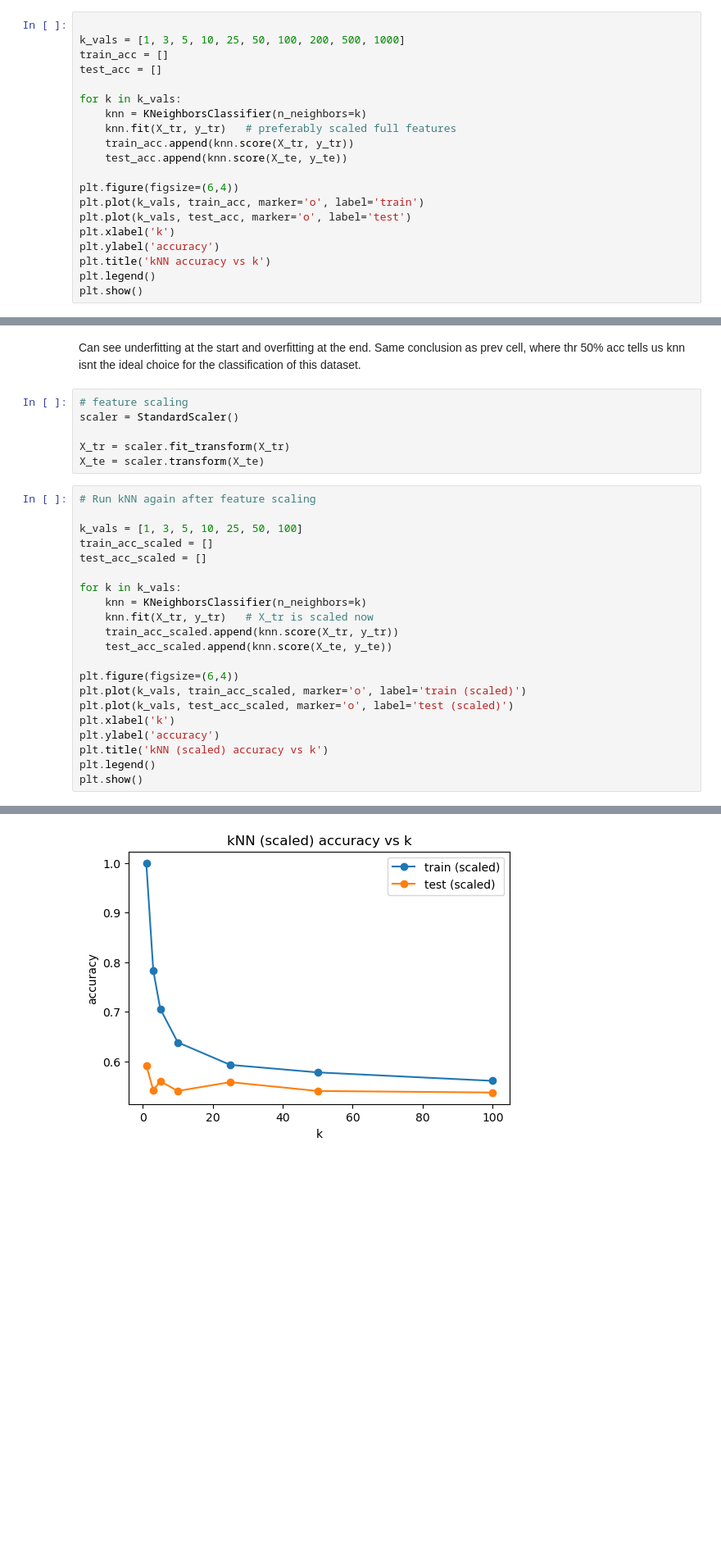
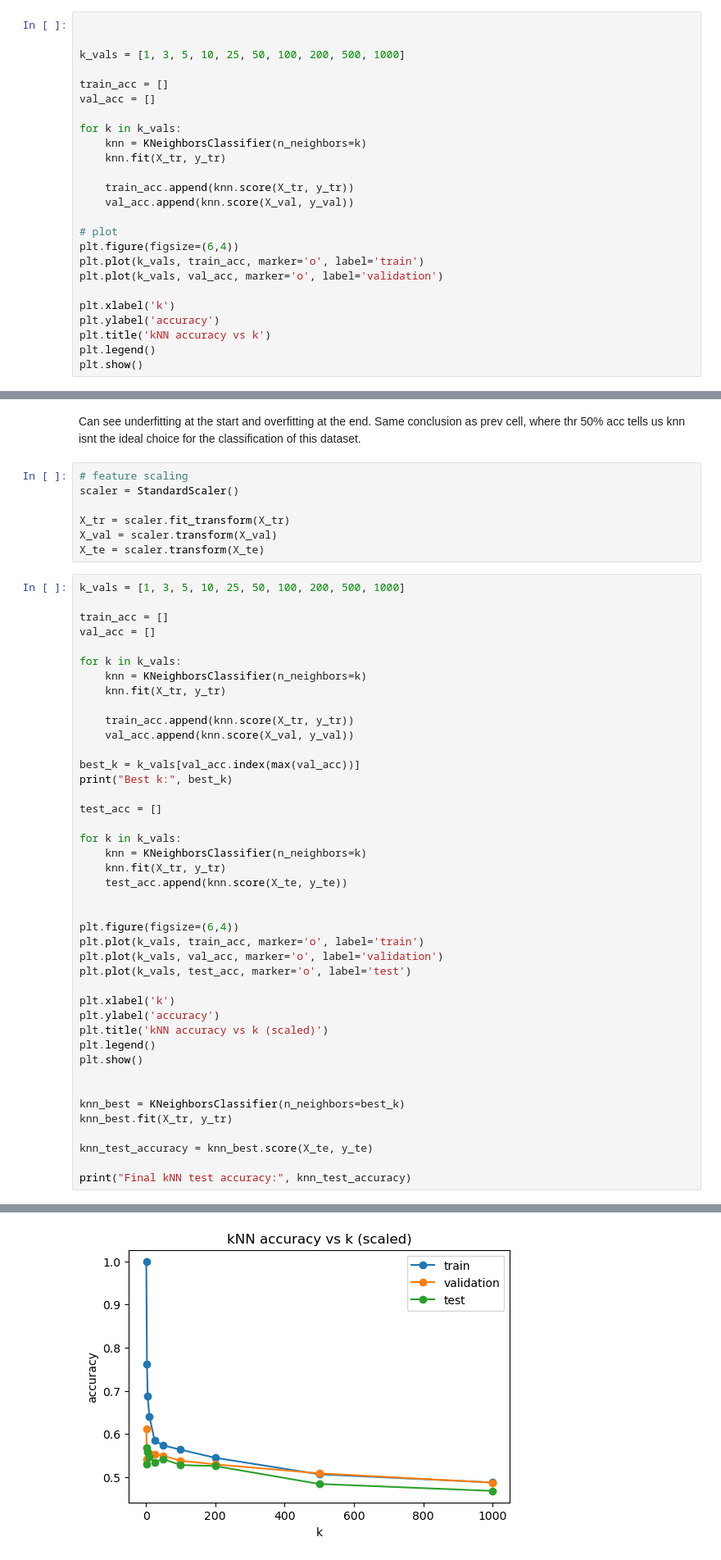
Before and after one commit to mxxntiny/ML_winter26, a Jupyter notebook: ML_project.ipynb, the cells around one changed output, grey strips where cells are left out. Shown at 82% size. Drawn from its saved outputs; the diff is of its cells as text; blank space fills up the shorter version.

```diff
--- a/ML_project.ipynb
+++ b/ML_project.ipynb
@@ -132,19 +150,24 @@ Overfitting at smaller k values, begins to overfit at k=150.
 Since accuracies are at around 50%, we can tell this isn't a good classifier for the data.
 # %%
 
+
 k_vals = [1, 3, 5, 10, 25, 50, 100, 200, 500, 1000]
+
 train_acc = []
-test_acc = []
+val_acc = []
 
 for k in k_vals:
     knn = KNeighborsClassifier(n_neighbors=k)
-    knn.fit(X_tr, y_tr)   # preferably scaled full features
+    knn.fit(X_tr, y_tr)
+
     train_acc.append(knn.score(X_tr, y_tr))
-    test_acc.append(knn.score(X_te, y_te))
+    val_acc.append(knn.score(X_val, y_val))
 
+# plot
 plt.figure(figsize=(6,4))
 plt.plot(k_vals, train_acc, marker='o', label='train')
-plt.plot(k_vals, test_acc, marker='o', label='test')
+plt.plot(k_vals, val_acc, marker='o', label='validation')
+
 plt.xlabel('k')
 plt.ylabel('accuracy')
 plt.title('kNN accuracy vs k')
@@ -159,26 +182,48 @@ Can see underfitting at the start and overfitting at the end. Same conclusion as
 scaler = StandardScaler()
 
 X_tr = scaler.fit_transform(X_tr)
+X_val = scaler.transform(X_val)
 X_te = scaler.transform(X_te)
 # %%
-# Run kNN again after feature scaling
+k_vals = [1, 3, 5, 10, 25, 50, 100, 200, 500, 1000]
 
-k_vals = [1, 3, 5, 10, 25, 50, 100]
-train_acc_scaled = []
-test_acc_scaled = []
+train_acc = []
+val_acc = []
 
 for k in k_vals:
     knn = KNeighborsClassifier(n_neighbors=k)
-    knn.fit(X_tr, y_tr)   # X_tr is scaled now
-    train_acc_scaled.append(knn.score(X_tr, y_tr))
-    test_acc_scaled.append(knn.score(X_te, y_te))
+    knn.fit(X_tr, y_tr)
+
+    train_acc.append(knn.score(X_tr, y_tr))
+    val_acc.append(knn.score(X_val, y_val))
+
+best_k = k_vals[val_acc.index(max(val_acc))]
+print("Best k:", best_k)
+
+test_acc = []
+
+for k in k_vals:
+    knn = KNeighborsClassifier(n_neighbors=k)
+    knn.fit(X_tr, y_tr)
+    test_acc.append(knn.score(X_te, y_te))
+
 
 plt.figure(figsize=(6,4))
-plt.plot(k_vals, train_acc_scaled, marker='o', label='train (scaled)')
-plt.plot(k_vals, test_acc_scaled, marker='o', label='test (scaled)')
+plt.plot(k_vals, train_acc, marker='o', label='train')
+plt.plot(k_vals, val_acc, marker='o', label='validation')
+plt.plot(k_vals, test_acc, marker='o', label='test')
+
 plt.xlabel('k')
 plt.ylabel('accuracy')
-plt.title('kNN (scaled) accuracy vs k')
+plt.title('kNN accuracy vs k (scaled)')
 plt.legend()
 plt.show()
+
+
+knn_best = KNeighborsClassifier(n_neighbors=best_k)
+knn_best.fit(X_tr, y_tr)
+
+knn_test_accuracy = knn_best.score(X_te, y_te)
+
+print("Final kNN test accuracy:", knn_test_accuracy)
 # %% [output]
@@ -185 +231 @@ plt.show()
-[figure, old version]
+[figure, new version]
```
Also changed, not shown: parts of 9 cells of this notebook.
